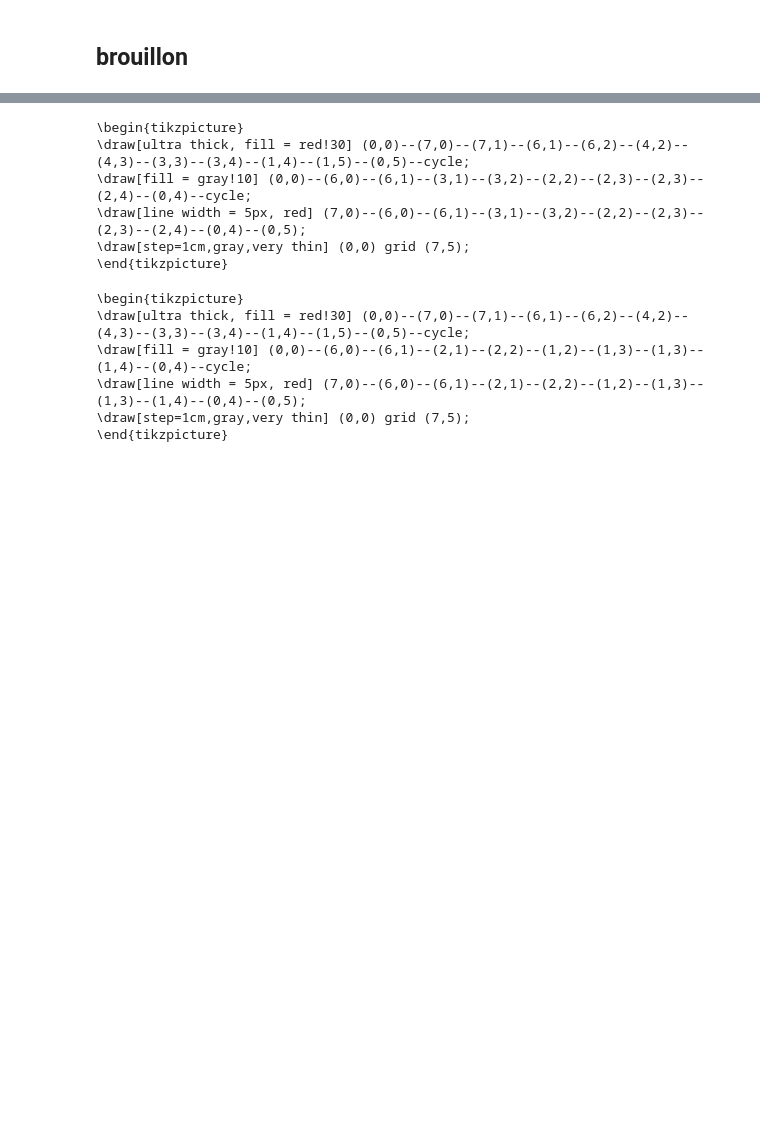
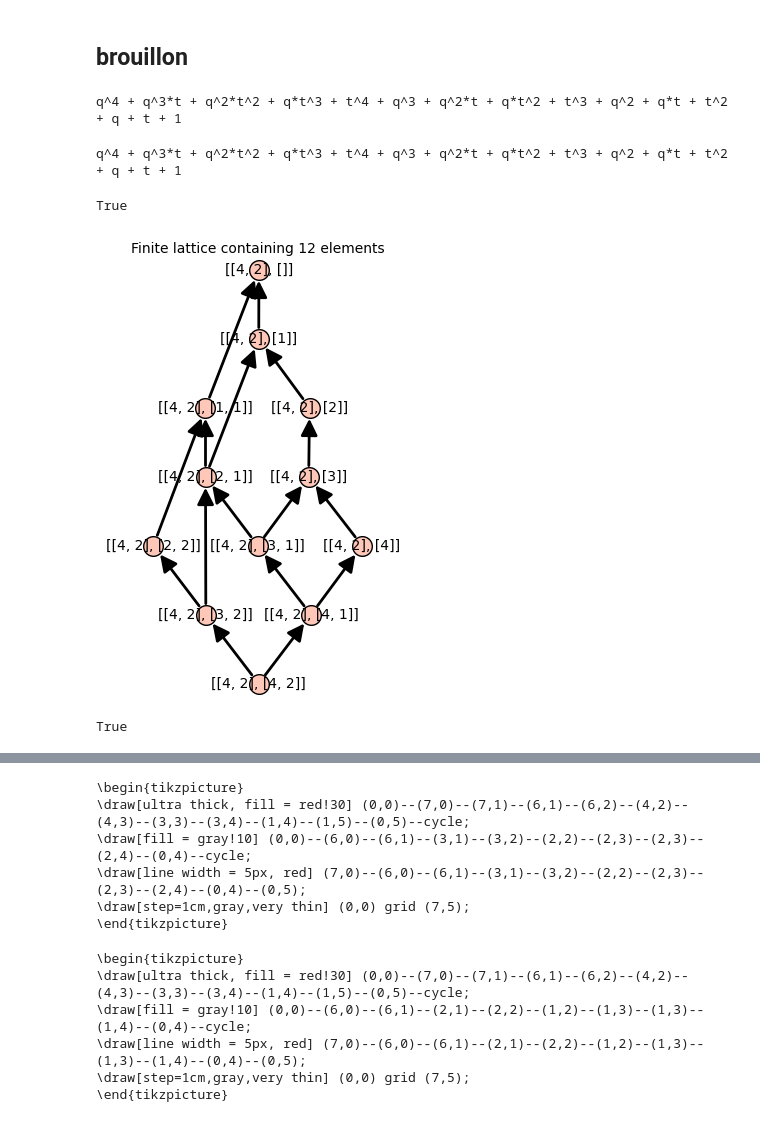
Before and after one commit to VivianePons/triangular-partitions, a Jupyter notebook: demo.ipynb, the cells around one changed output, grey strips where cells are left out. Saved outputs shown, nothing was run; the diff lists cells and outputs as text; code cells hidden in the pictures; blank space fills up the shorter version.

```diff
--- a/demo.ipynb
+++ b/demo.ipynb
@@ -1143,2 +1295,16 @@ print(s)
 # %% [markdown]
 ## brouillon
+# %%
+schur[4].expand(3)(q,t,1)
+# %% [output]
+q^4 + q^3*t + q^2*t^2 + q*t^3 + t^4 + q^3 + q^2*t + q*t^2 + t^3 + q^2 + q*t + t^2 + q + t + 1
+# %%
+sum(sum(t**d for d in range(4-s+1))*q**s for s in range(5))
+# %% [output]
+q^4 + q^3*t + q^2*t^2 + q*t^3 + t^4 + q^3 + q^2*t + q*t^2 + t^3 + q^2 + q*t + t^2 + q + t + 1
+# %%
+sum(sum(t**d for d in range(4-s+1))*q**s for s in range(5)) == schur[4].expand(3)(q,t,1)
+# %% [output]
+True
+# %%
+tr42 = TriangularPartition((4,2))
@@ -1144,0 +1313,9 @@ print(s)
+# %%
+L42 = tr42.path_tamari_lattice()
+L42
+# %% [output]
+[figure, added]
+# %%
+all(dist(mu,tau) == poset_distance(L42,mu,tau) for mu,tau in L42.relations())
+# %% [output]
+True
```
Also changed, not shown: parts of 92 cells of this notebook.
